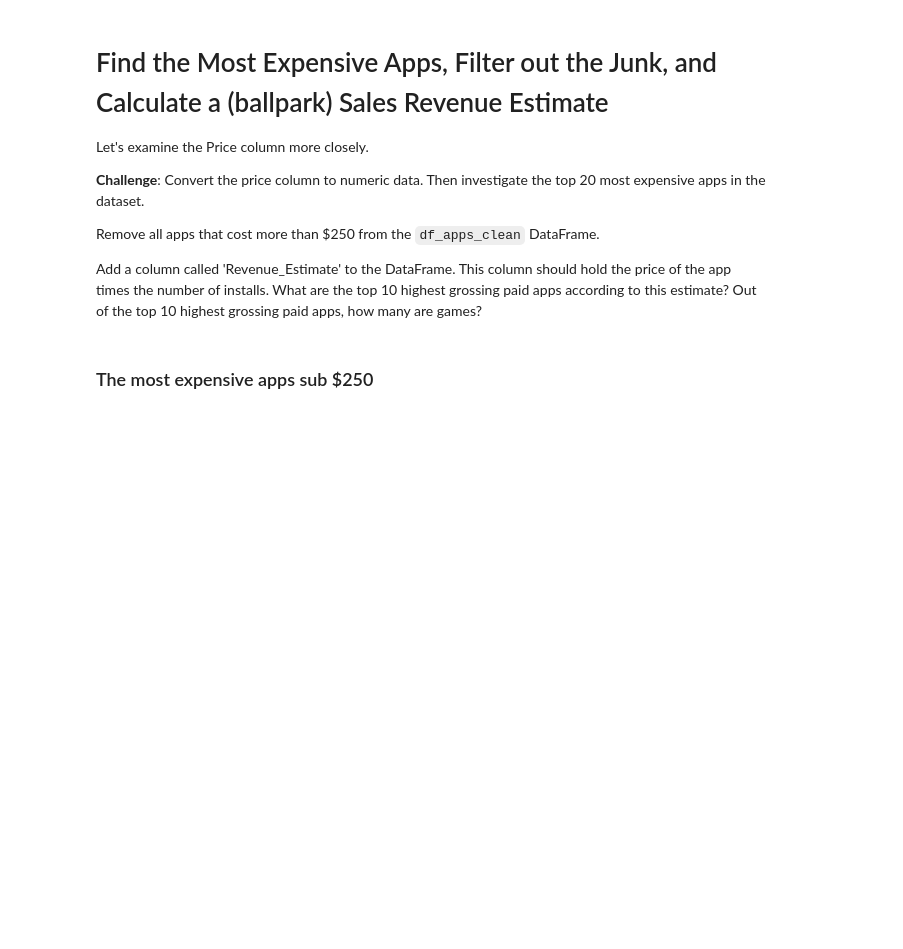
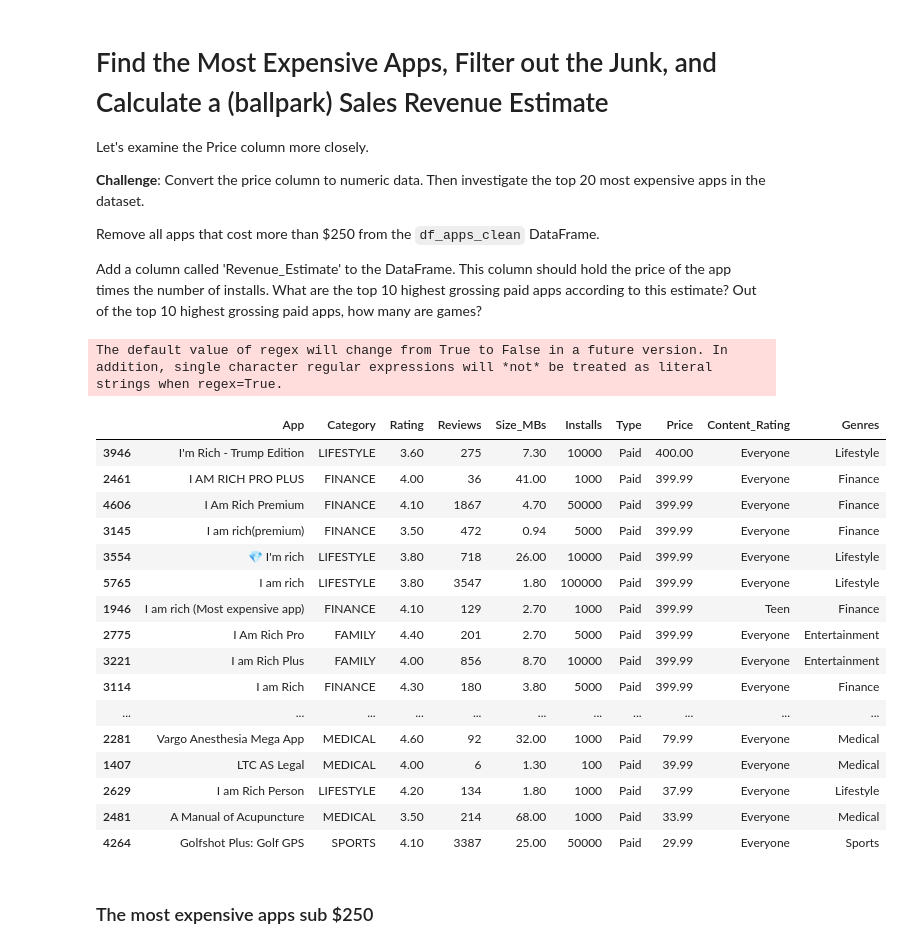
Before and after one commit to krook98/Google-Store-Data-Science-, a Jupyter notebook: Google Play Store App Analytics (start).ipynb, the cells around one changed output. Drawn from its saved outputs; the diff is of its cells as text; code cells hidden in the pictures; blank space fills up the shorter version.

```diff
--- a/Google Play Store App Analytics (start).ipynb
+++ b/Google Play Store App Analytics (start).ipynb
@@ -115,0 +223,4 @@ Convert the number of installations (the Installs column) to a numeric data type
+# %%
+df_apps_clean.Installs = df_apps_clean.Installs.astype(str).str.replace(',', '')
+df_apps_clean.Installs = pd.to_numeric(df_apps_clean.Installs)
+df_apps_clean[['App', 'Installs']].groupby('Installs').count()
@@ -123,5 +253,28 @@ Let's examine the Price column more closely.
 Remove all apps that cost more than $250 from the `df_apps_clean` DataFrame.
 
 Add a column called 'Revenue_Estimate' to the DataFrame. This column should hold the price of the app times the number of installs. What are the top 10 highest grossing paid apps according to this estimate? Out of the top 10 highest grossing paid apps, how many are games?
+# %%
+df_apps_clean.Price = df_apps_clean.Price.astype(str).str.replace('$', '')
+df_apps_clean.Price = pd.to_numeric(df_apps_clean.Price)
+df_apps_clean.sort_values('Price', ascending=False).head(20)
+# %% [output]
+The default value of regex will change from True to False in a future version. In addition, single character regular expressions will *not* be treated as literal strings when regex=True.
+|  | App | Category | Rating | Reviews | Size_MBs | Installs | Type | Price | Content_Rating | Genres |
+| 3946 | I'm Rich - Trump Edition | LIFESTYLE | 3.60 | 275 | 7.30 | 10000 | Paid | 400.00 | Everyone | Lifestyle |
+| 2461 | I AM RICH PRO PLUS | FINANCE | 4.00 | 36 | 41.00 | 1000 | Paid | 399.99 | Everyone | Finance |
+| 4606 | I Am Rich Premium | FINANCE | 4.10 | 1867 | 4.70 | 50000 | Paid | 399.99 | Everyone | Finance |
+| 3145 | I am rich(premium) | FINANCE | 3.50 | 472 | 0.94 | 5000 | Paid | 399.99 | Everyone | Finance |
+| 3554 | 💎 I'm rich | LIFESTYLE | 3.80 | 718 | 26.00 | 10000 | Paid | 399.99 | Everyone | Lifestyle |
+| 5765 | I am rich | LIFESTYLE | 3.80 | 3547 | 1.80 | 100000 | Paid | 399.99 | Everyone | Lifestyle |
+| 1946 | I am rich (Most expensive app) | FINANCE | 4.10 | 129 | 2.70 | 1000 | Paid | 399.99 | Teen | Finance |
+| 2775 | I Am Rich Pro | FAMILY | 4.40 | 201 | 2.70 | 5000 | Paid | 399.99 | Everyone | Entertainment |
+| 3221 | I am Rich Plus | FAMILY | 4.00 | 856 | 8.70 | 10000 | Paid | 399.99 | Everyone | Entertainment |
+| 3114 | I am Rich | FINANCE | 4.30 | 180 | 3.80 | 5000 | Paid | 399.99 | Everyone | Finance |
+| ... | ... | ... | ... | ... | ... | ... | ... | ... | ... | ... |
+| 2281 | Vargo Anesthesia Mega App | MEDICAL | 4.60 | 92 | 32.00 | 1000 | Paid | 79.99 | Everyone | Medical |
+| 1407 | LTC AS Legal | MEDICAL | 4.00 | 6 | 1.30 | 100 | Paid | 39.99 | Everyone | Medical |
+| 2629 | I am Rich Person | LIFESTYLE | 4.20 | 134 | 1.80 | 1000 | Paid | 37.99 | Everyone | Lifestyle |
+| 2481 | A Manual of Acupuncture | MEDICAL | 3.50 | 214 | 68.00 | 1000 | Paid | 33.99 | Everyone | Medical |
+| 4264 | Golfshot Plus: Golf GPS | SPORTS | 4.10 | 3387 | 25.00 | 50000 | Paid | 29.99 | Everyone | Sports |
 # %% [markdown]
 ### The most expensive apps sub $250
```
Also changed, not shown: parts of 22 cells of this notebook.
